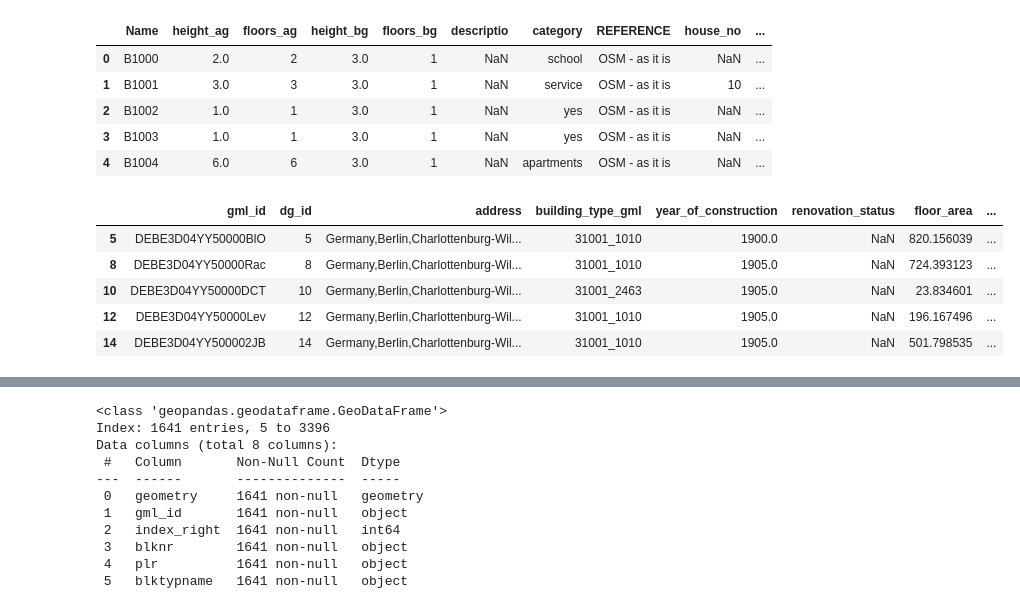
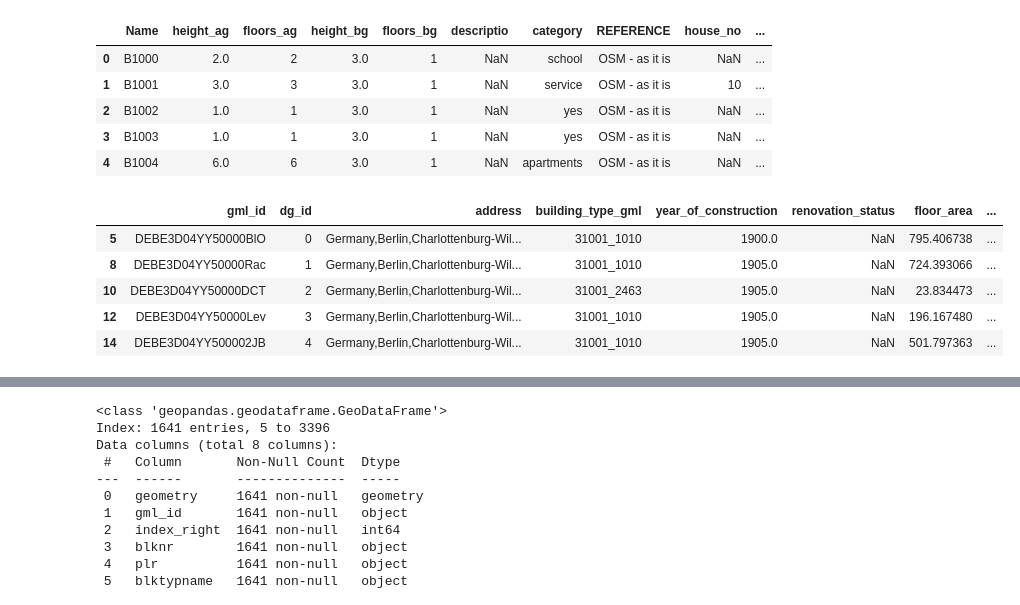
Before and after one commit to TUB-DVG/TECDEM, a Jupyter notebook: evaluation.ipynb, the cells around one changed output, grey strips where cells are left out. Saved outputs shown, nothing was run; the diff lists cells and outputs as text; code cells hidden in the pictures.

```diff
--- a/evaluation.ipynb
+++ b/evaluation.ipynb
@@ -74,15 +74,15 @@ CEA_shape.head()
 | 4 | B1004 | 6.0 | 6 | 3.0 | 1 | NaN | apartments | OSM - as it is | NaN | ... |
 # %%
 # load building level data from TEDEM
-tecdem_data = pd.read_csv(r'data\evaluation\TECDEM\Mierendorff_GML.csv', index_col=0)
+tecdem_data = pd.read_csv(r'data\evaluation\TECDEM\Mierendorff_GML_updated.csv', index_col=0)
 tecdem_data.head()
 # %% [output]
 |  | gml_id | dg_id | address | building_type_gml | year_of_construction | renovation_status | floor_area | ... |
-| 5 | DEBE3D04YY50000BlO | 5 | Germany,Berlin,Charlottenburg-Wil... | 31001_1010 | 1900.0 | NaN | 820.156039 | ... |
-| 8 | DEBE3D04YY50000Rac | 8 | Germany,Berlin,Charlottenburg-Wil... | 31001_1010 | 1905.0 | NaN | 724.393123 | ... |
-| 10 | DEBE3D04YY50000DCT | 10 | Germany,Berlin,Charlottenburg-Wil... | 31001_2463 | 1905.0 | NaN | 23.834601 | ... |
-| 12 | DEBE3D04YY50000Lev | 12 | Germany,Berlin,Charlottenburg-Wil... | 31001_1010 | 1905.0 | NaN | 196.167496 | ... |
-| 14 | DEBE3D04YY500002JB | 14 | Germany,Berlin,Charlottenburg-Wil... | 31001_1010 | 1905.0 | NaN | 501.798535 | ... |
+| 5 | DEBE3D04YY50000BlO | 0 | Germany,Berlin,Charlottenburg-Wil... | 31001_1010 | 1900.0 | NaN | 795.406738 | ... |
+| 8 | DEBE3D04YY50000Rac | 1 | Germany,Berlin,Charlottenburg-Wil... | 31001_1010 | 1905.0 | NaN | 724.393066 | ... |
+| 10 | DEBE3D04YY50000DCT | 2 | Germany,Berlin,Charlottenburg-Wil... | 31001_2463 | 1905.0 | NaN | 23.834473 | ... |
+| 12 | DEBE3D04YY50000Lev | 3 | Germany,Berlin,Charlottenburg-Wil... | 31001_1010 | 1905.0 | NaN | 196.167480 | ... |
+| 14 | DEBE3D04YY500002JB | 4 | Germany,Berlin,Charlottenburg-Wil... | 31001_1010 | 1905.0 | NaN | 501.797363 | ... |
 # %%
 # Map GML ID to CEA ID
 import lxml.etree as ET
```
Also changed, not shown: parts of 9 cells of this notebook, 4 other files.
